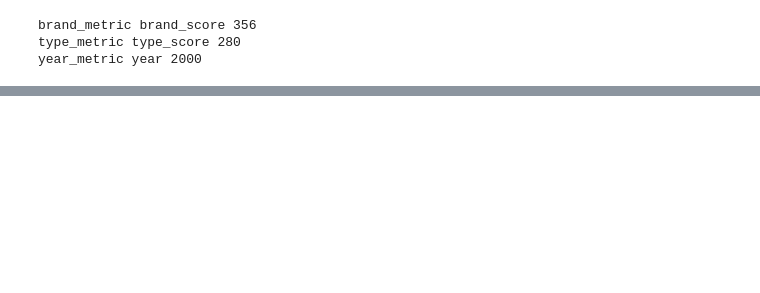
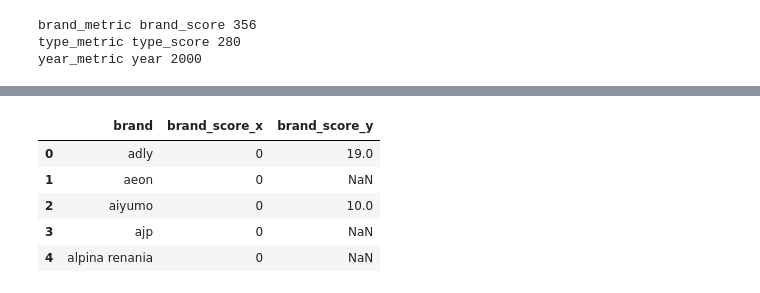
Before and after one commit to Kholdo/Second-hand_motorcycles_recommender, a Jupyter notebook: testing_app.ipynb, the cells around one changed output, grey strips where cells are left out. Saved outputs shown, nothing was run; the diff lists cells and outputs as text; code cells hidden in the pictures; blank space fills up the shorter version.

```diff
--- a/testing_app.ipynb
+++ b/testing_app.ipynb
@@ -288,0 +291,4 @@ df_rank_moto_brand.loc[df_rank_moto_brand['brand'] == user_request[1]]
+# %%
+brand_in_df_list = [(brand, 'N/A') for brand in sorted(df_motos_raw_coord_brand_types.brand.unique())]
+# %%
+df_brand_in_df_list = pd.DataFrame.from_records(brand_in_df_list, columns = ['brand', 'brand_score'])
@@ -288,0 +313,11 @@ df_rank_moto_brand.loc[df_rank_moto_brand['brand'] == user_request[1]]
+# %%
+df_rank_final = pd.merge(df_brand_in_df_list, df_rank_moto_brand, on = 'brand', how = 'left')
+# %%
+df_rank_final.head(5)
+# %% [output]
+|  | brand | brand_score_x | brand_score_y |
+| 0 | adly | 0 | 19.0 |
+| 1 | aeon | 0 | NaN |
+| 2 | aiyumo | 0 | 10.0 |
+| 3 | ajp | 0 | NaN |
+| 4 | alpina renania | 0 | NaN |
```
Also changed, not shown: parts of 10 cells of this notebook, 7 other files.
